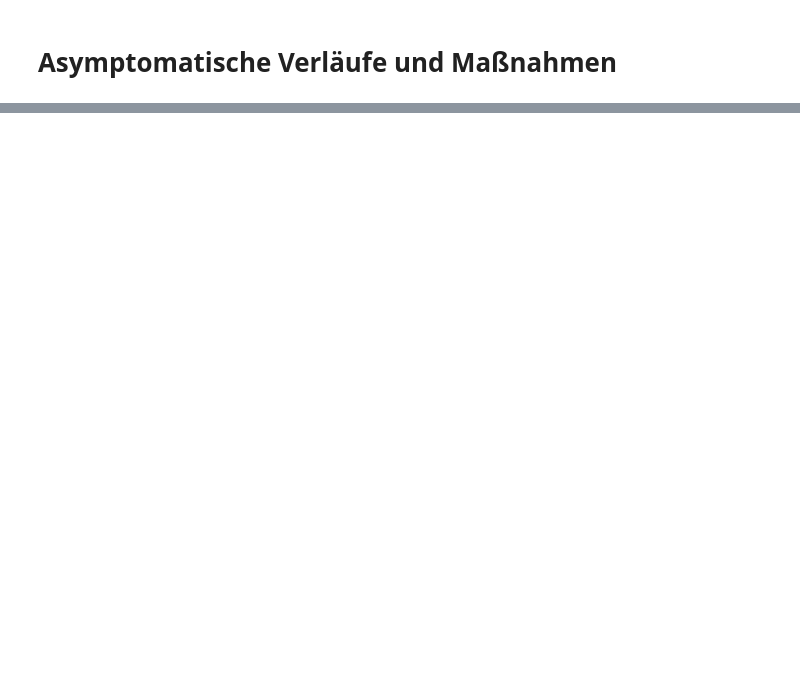
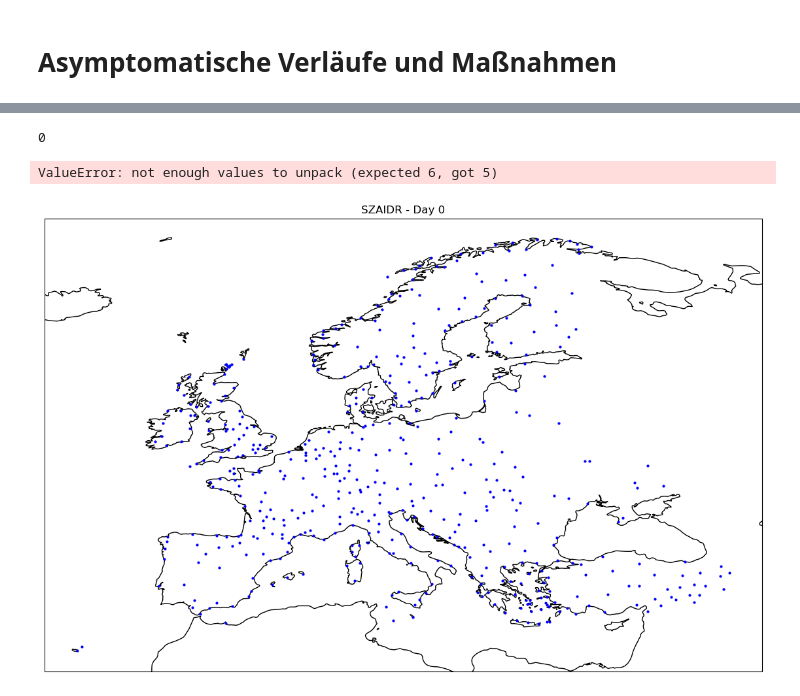
Before and after one commit to LoloSpirit/PlagueInc, a Jupyter notebook: Ausarbeitung_Projekt.ipynb, the cells around one changed output, grey strips where cells are left out. Drawn from its saved outputs; the diff is of its cells as text; code cells hidden in the pictures; blank space fills up the shorter version.

```diff
--- a/Ausarbeitung_Projekt.ipynb
+++ b/Ausarbeitung_Projekt.ipynb
@@ -638,7 +638,7 @@ plot_SIR(f"SZIDR - Munich", t, s, i, r, z, d, total, values={r'\beta': beta, r'\
 # %% [markdown]
 Um die Simulation europaweit durchzuführen müssen auch die anderen Funktionen um die neuen Gruppen erweitert werden.
 # %%
-def calculate_travel_exp (ci : City, ds, dz, di, dr, routes_matrix : pd.DataFrame):
+def calculate_travel_exp (ci : ExpCity, ds, dz, di, dr, routes_matrix : pd.DataFrame):
     # Calculate a travel step for given city
     sumS = 0
     sumZ = 0
@@ -846,8 +846,9 @@ plot_SIR(f"SZAIDR - Barcelona", t, s, i, r, z, d, total, a, {r'\beta': beta, r'\
 # %%
-def calculate_travel_exp (ci : City, ds, dz, di, dr, routes_matrix : pd.DataFrame):
+def calculate_travel_expA (ci : ExpCity, ds, dz, da, di, dr, routes_matrix : pd.DataFrame):
     # Calculate a travel step for given city
     sumS = 0
     sumZ = 0
+    sumA = 0
     sumI = 0
     sumR = 0
 
@@ -863,9 +864,10 @@ def calculate_travel_exp (ci : City, ds, dz, di, dr, routes_matrix : pd.DataFram
         n = ci.population / cj.population
         sumS += n * cj.S - ci.S
         sumZ += n * cj.Z - ci.Z
+        sumA += n * cj.A - ci.A
         sumI += n * cj.I - ci.I
         sumR += n * cj.R - ci.R
 
         deg_i += 1
 
-    return (ds * sumS / deg_i, dz * sumZ / deg_i, di * sumI / deg_i, dr * sumR / deg_i)
+    return (ds * sumS / deg_i, dz * sumZ / deg_i, da * sumA / deg_i, di * sumI / deg_i, dr * sumR / deg_i)
@@ -871,0 +988,36 @@ def calculate_travel_exp (ci : City, ds, dz, di, dr, routes_matrix : pd.DataFram
+# %%
+ax = None
+initialized = False
+def create_infection_progress_animation_expA(SZAIDR_values, days, title, show_routes=False):
+    fig = plt.figure(figsize=(16, 9))
+    global ax
+    ax = initialize_plot(show_routes, True)
+
+    def update_expA(frame):
+        print(frame)
+        ax.set_title(f'{title} - Day {frame}')
+        plot_state_expA(ax, SZAIDR_values, frame, show_routes=show_routes)
+        return line_objects
+
+    animation = FuncAnimation(fig, update_expA, frames=days, interval=200, blit=True)
+
+    plt.close()
+    # save animation
+    animation.save(f"figures/{title}.gif", fps=3)
+
+    return Image(url='figures/{title}.gif')
+# %%
+cure_humanity_exp()
+city = cities_exp['LIS']
+city.infect_percent(.1)
+days = 80
+t, SZAIDR_values = combined_simulation_expA(0.8, 0.07, 1/90, 1/5, .02, 0.9, 0.07, 0.01, 0.01, 0.01, 0.01, 0.01, days)
+#S, Z, I, D, R = zip(*SZIDR_values[city.IATA])
+
+#plot_SIR("Test", t, S, I, R, Z, D)
+
+create_infection_progress_animation_expA(SZAIDR_values, days, "SZAIDR", False)
+# %% [output]
+0
+ValueError: not enough values to unpack (expected 6, got 5)
+[figure, added]
```
Also changed, not shown: parts of 7 cells of this notebook.
